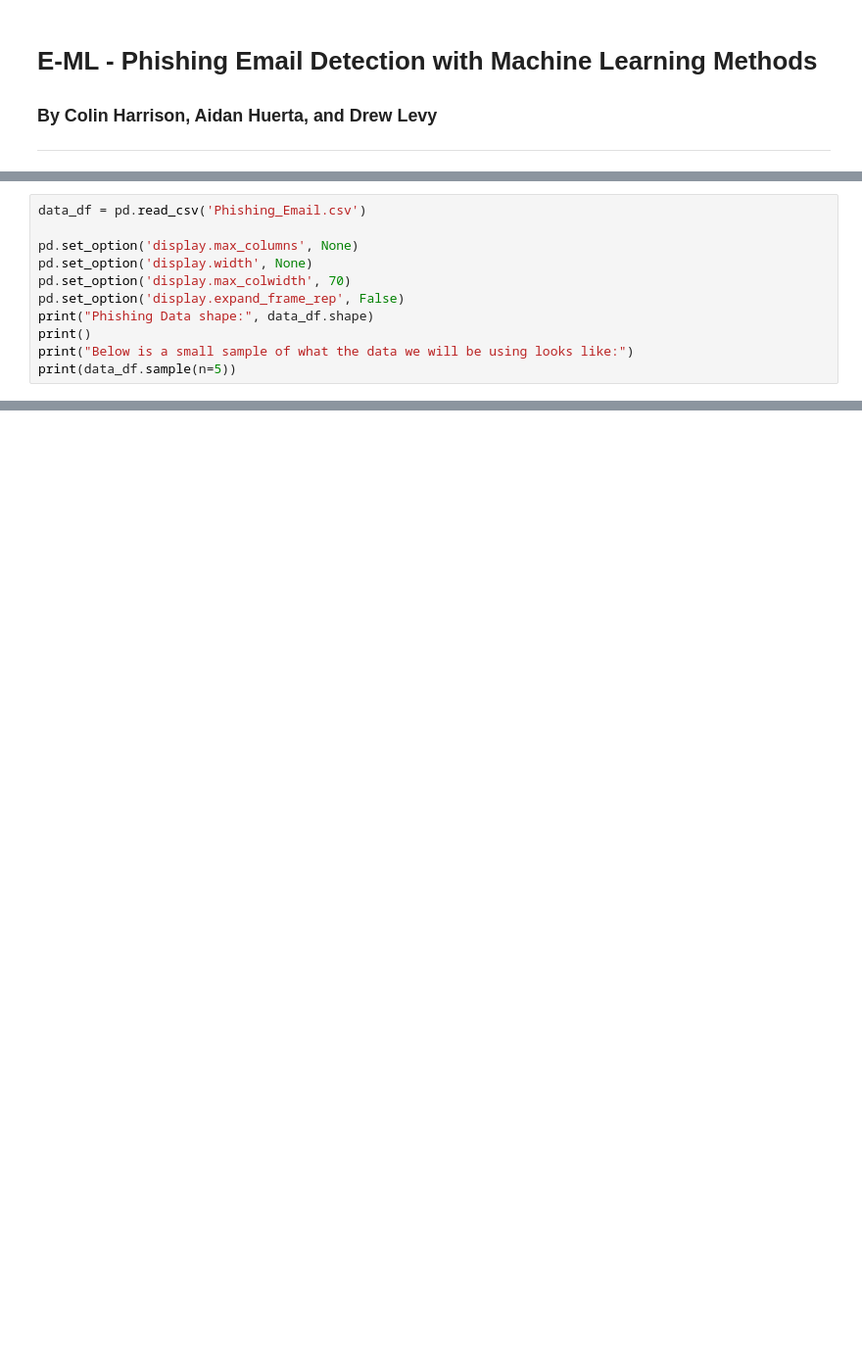
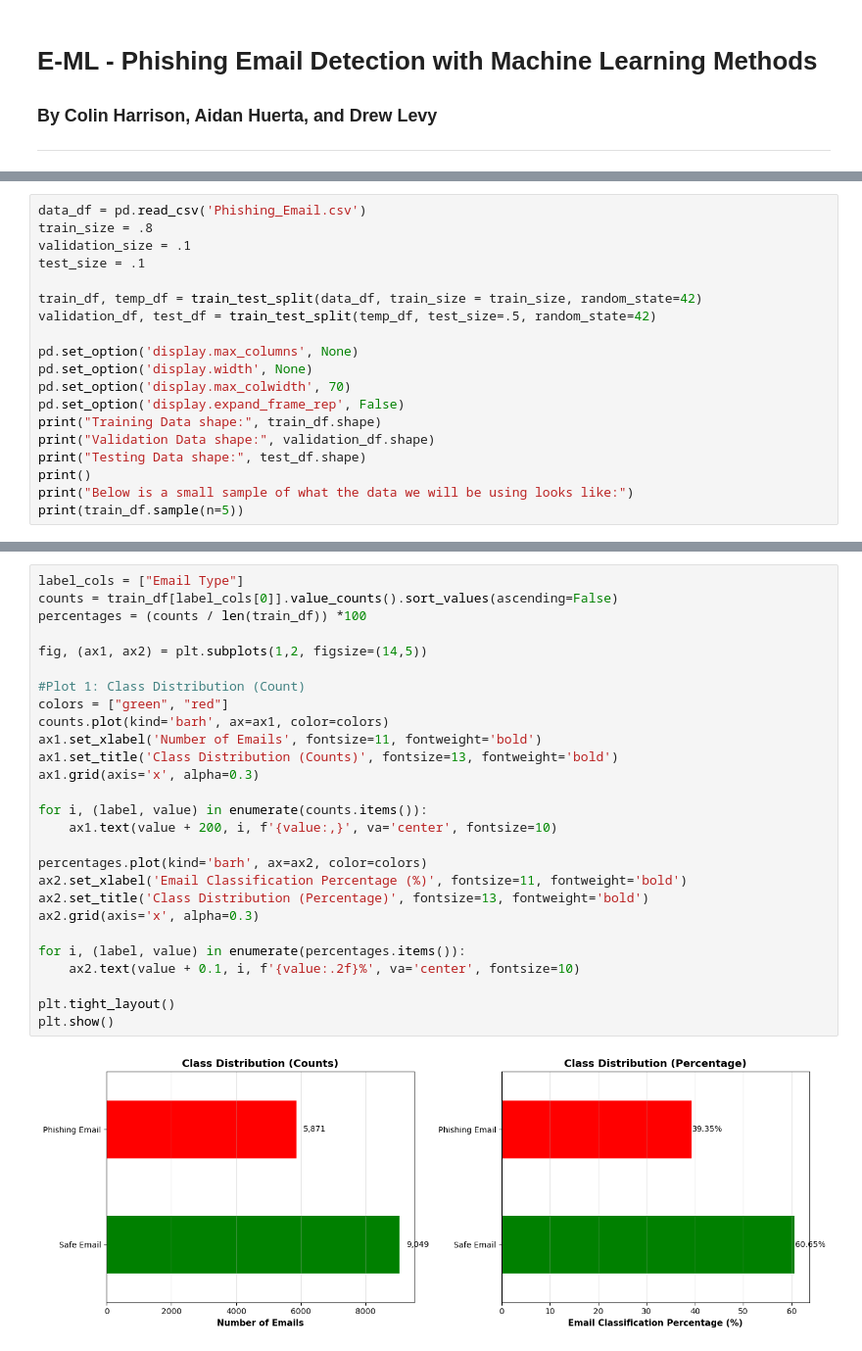
Before and after one commit to Drew-Levy/E-ML, a Jupyter notebook: E-ML.ipynb, the cells around one changed output, grey strips where cells are left out. Shown at 98% size. Saved outputs shown, nothing was run; the diff lists cells and outputs as text; blank space fills up the shorter version.

```diff
--- a/E-ML.ipynb
+++ b/E-ML.ipynb
@@ -54,12 +53,20 @@ Done!
 # %%
 data_df = pd.read_csv('Phishing_Email.csv')
+train_size = .8
+validation_size = .1
+test_size = .1
+
+train_df, temp_df = train_test_split(data_df, train_size = train_size, random_state=42)
+validation_df, test_df = train_test_split(temp_df, test_size=.5, random_state=42)
 
 pd.set_option('display.max_columns', None)
 pd.set_option('display.width', None)
 pd.set_option('display.max_colwidth', 70)
 pd.set_option('display.expand_frame_rep', False)
-print("Phishing Data shape:", data_df.shape)
+print("Training Data shape:", train_df.shape)
+print("Validation Data shape:", validation_df.shape)
+print("Testing Data shape:", test_df.shape)
 print()
 print("Below is a small sample of what the data we will be using looks like:")
-print(data_df.sample(n=5))
+print(train_df.sample(n=5))
 # %% [output]
@@ -74,0 +84,29 @@ Below is a small sample of what the data we will be using looks like:
+# %%
+label_cols = ["Email Type"]
+counts = train_df[label_cols[0]].value_counts().sort_values(ascending=False)
+percentages = (counts / len(train_df)) *100
+
+fig, (ax1, ax2) = plt.subplots(1,2, figsize=(14,5))
+
+#Plot 1: Class Distribution (Count)
+colors = ["green", "red"]
+counts.plot(kind='barh', ax=ax1, color=colors)
+ax1.set_xlabel('Number of Emails', fontsize=11, fontweight='bold')
+ax1.set_title('Class Distribution (Counts)', fontsize=13, fontweight='bold')
+ax1.grid(axis='x', alpha=0.3)
+
+for i, (label, value) in enumerate(counts.items()):
+    ax1.text(value + 200, i, f'{value:,}', va='center', fontsize=10)
+
+percentages.plot(kind='barh', ax=ax2, color=colors)
+ax2.set_xlabel('Email Classification Percentage (%)', fontsize=11, fontweight='bold')
+ax2.set_title('Class Distribution (Percentage)', fontsize=13, fontweight='bold')
+ax2.grid(axis='x', alpha=0.3)
+
+for i, (label, value) in enumerate(percentages.items()):
+    ax2.text(value + 0.1, i, f'{value:.2f}%', va='center', fontsize=10)
+
+plt.tight_layout()
+plt.show()
+# %% [output]
+[figure, added]
```
Also changed, not shown: parts of 5 cells of this notebook.
